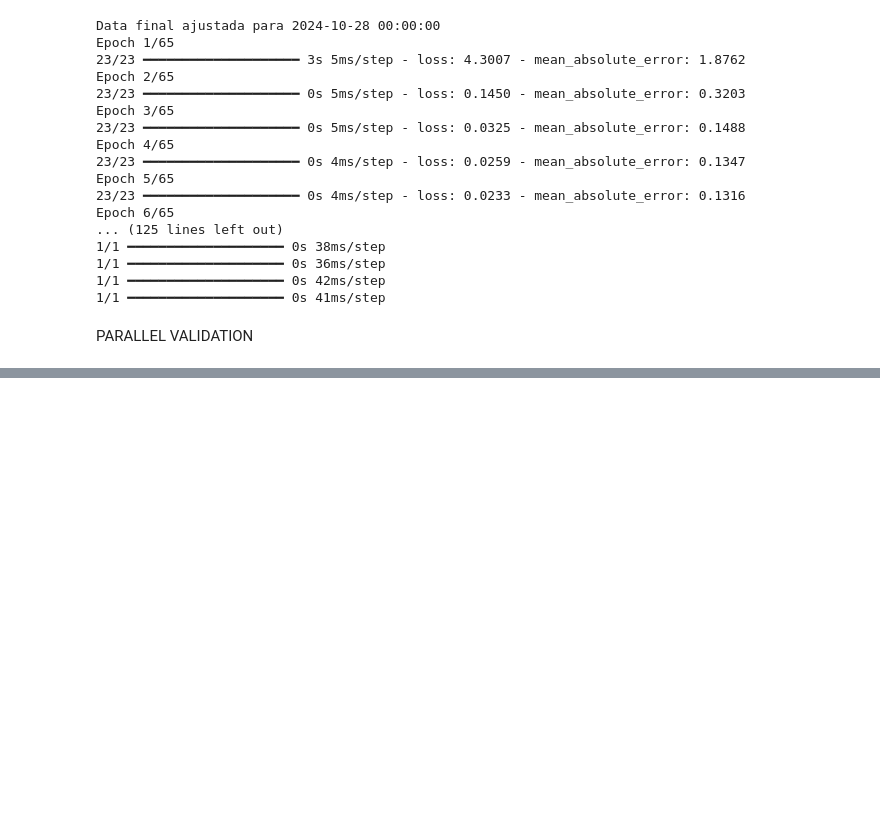
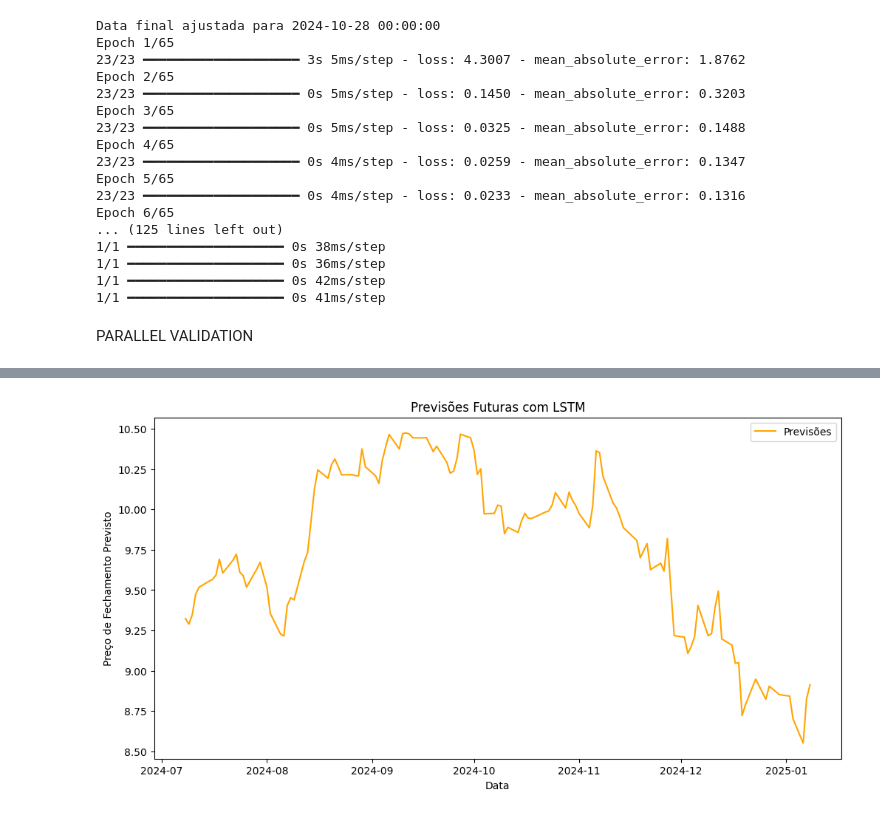
Before and after one commit to OtavioDaflonC/FinDash, a Jupyter notebook: src/notebooks/lstm_good_for_findash.ipynb, the cells around one changed output, grey strips where cells are left out. Drawn from its saved outputs; the diff is of its cells as text; code cells hidden in the pictures; blank space fills up the shorter version.

```diff
--- a/src/notebooks/lstm_good_for_findash.ipynb
+++ b/src/notebooks/lstm_good_for_findash.ipynb
@@ -649,0 +671,93 @@ fig.show()
+# %%
+import pandas as pd
+import numpy as np
+import datetime
+import yfinance as yf
+import matplotlib.pyplot as plt
+from tensorflow.keras.models import Sequential
+from tensorflow.keras.optimizers import Adam
+from tensorflow.keras import layers
+import plotly.graph_objects as go
+# early division
+def split_data_temporally(dataframe, train_end_date, val_end_date):
+    """Divide os dados respeitando a sequência temporal."""
+    train = dataframe.loc[:train_end_date]
+    val = dataframe.loc[train_end_date:val_end_date]
+    test = dataframe.loc[val_end_date:]
+
+    return train, val, test
+
+
+# windows limited for each individual df
+def create_windowed_data(df, window_size):
+    """Cria dados em janelas para LSTM."""
+    X, y = [], []
+    for i in range(len(df) - window_size):
+        X.append(df.iloc[i:i + window_size].values)
+        y.append(df.iloc[i + window_size])
+    return np.array(X), np.array(y)
+
+
+# Treinamento do modelo
+def train_model(ticker, start_date, train_end_date, val_end_date, end_date, window_size):
+    df = yf.Ticker(ticker).history(period='max')
+    df = df[['Close']]
+    df.index = pd.to_datetime(df.index).tz_convert(None).normalize()
+
+    start_date = pd.to_datetime(start_date).normalize()
+    train_end_date = pd.to_datetime(train_end_date).normalize()
+    val_end_date = pd.to_datetime(val_end_date).normalize()
+    end_date = pd.to_datetime(end_date).normalize()
+
+
+    train_df, val_df, test_df = split_data_temporally(df, train_end_date, val_end_date)
+
+
+    X_train, y_train = create_windowed_data(train_df['Close'], window_size)
+    X_val, y_val = create_windowed_data(val_df['Close'], window_size)
+    X_test, y_test = create_windowed_data(test_df['Close'], window_size)
+
+
+    X_train = X_train.reshape((X_train.shape[0], X_train.shape[1], 1))
+    X_val = X_val.reshape((X_val.shape[0], X_val.shape[1], 1))
+    X_test = X_test.reshape((X_test.shape[0], X_test.shape[1], 1))
+
+
+    model = Sequential([
+        layers.LSTM(70, input_shape=(window_size, 1)),
+        layers.Dense(32, activation='relu'),
+        layers.Dense(32, activation='relu'),
+        layers.Dense(1)
+    ])
+
+    model.compile(loss='mse', optimizer=Adam(learning_rate=0.001), metrics=['mean_absolute_error'])
+
+
+    model.fit(X_train, y_train, validation_data=(X_val, y_val), epochs=50)
+
+    return model, test_df.index[window_size:], X_test
+
+
+# Parâmetros
+ticker = 'ITSA4.SA'
+start_date = '2023-01-01'
+train_end_date = '2023-12-31'
+val_end_date = '2024-06-30'
+end_date = '2024-11-29'
+window_size = 5
+
+# Treinamento
+model, test_dates, X_test = train_model(ticker, start_date, train_end_date, val_end_date, end_date, window_size)
+
+# Predições
+future_predictions = model.predict(X_test).flatten()
+
+# Plot das previsões futuras
+plt.figure(figsize=(12, 6))
+plt.plot(test_dates, future_predictions, label='Previsões', color='orange')
+plt.title('Previsões Futuras com LSTM')
+plt.xlabel('Data')
+plt.ylabel('Preço de Fechamento Previsto')
+plt.legend()
+plt.show()
+# %% [output]
@@ -649,0 +782 @@ fig.show()
+[figure, added]
```
Also changed, not shown: parts of 5 cells of this notebook.
